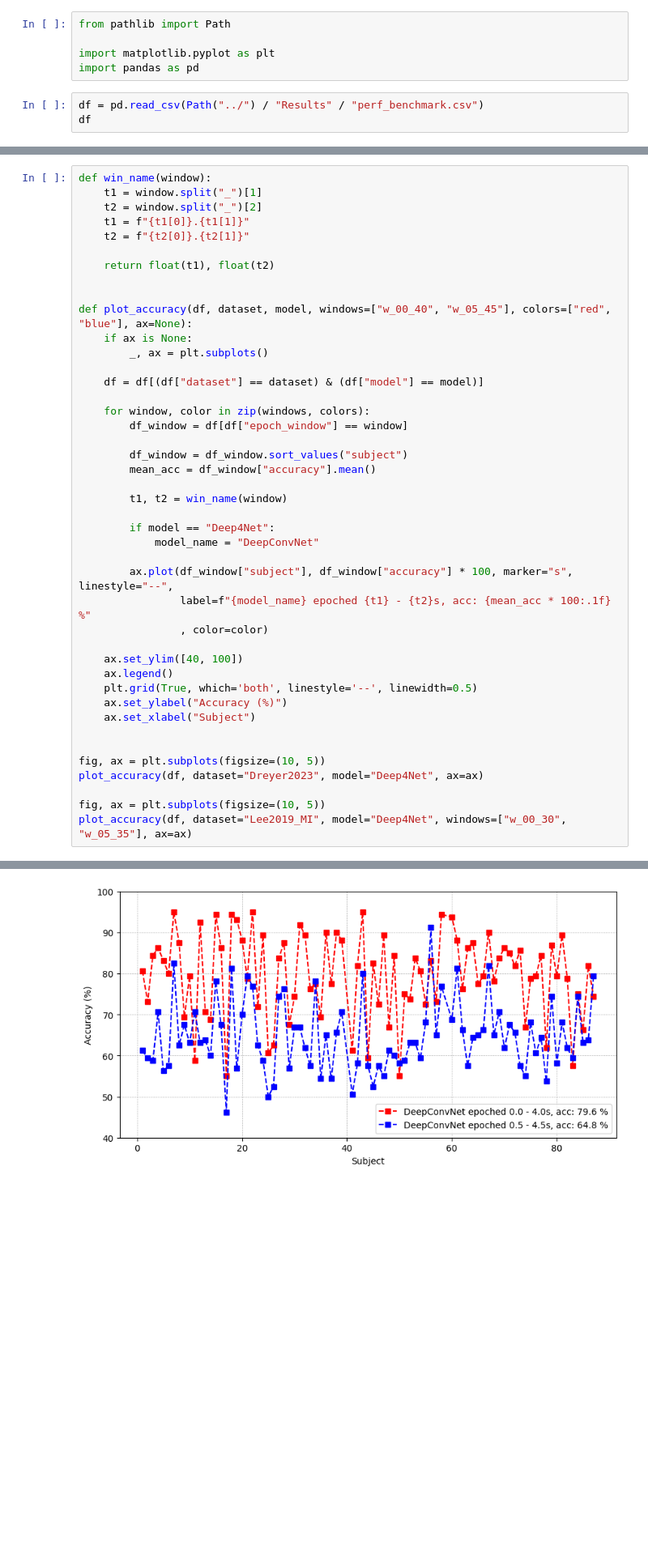
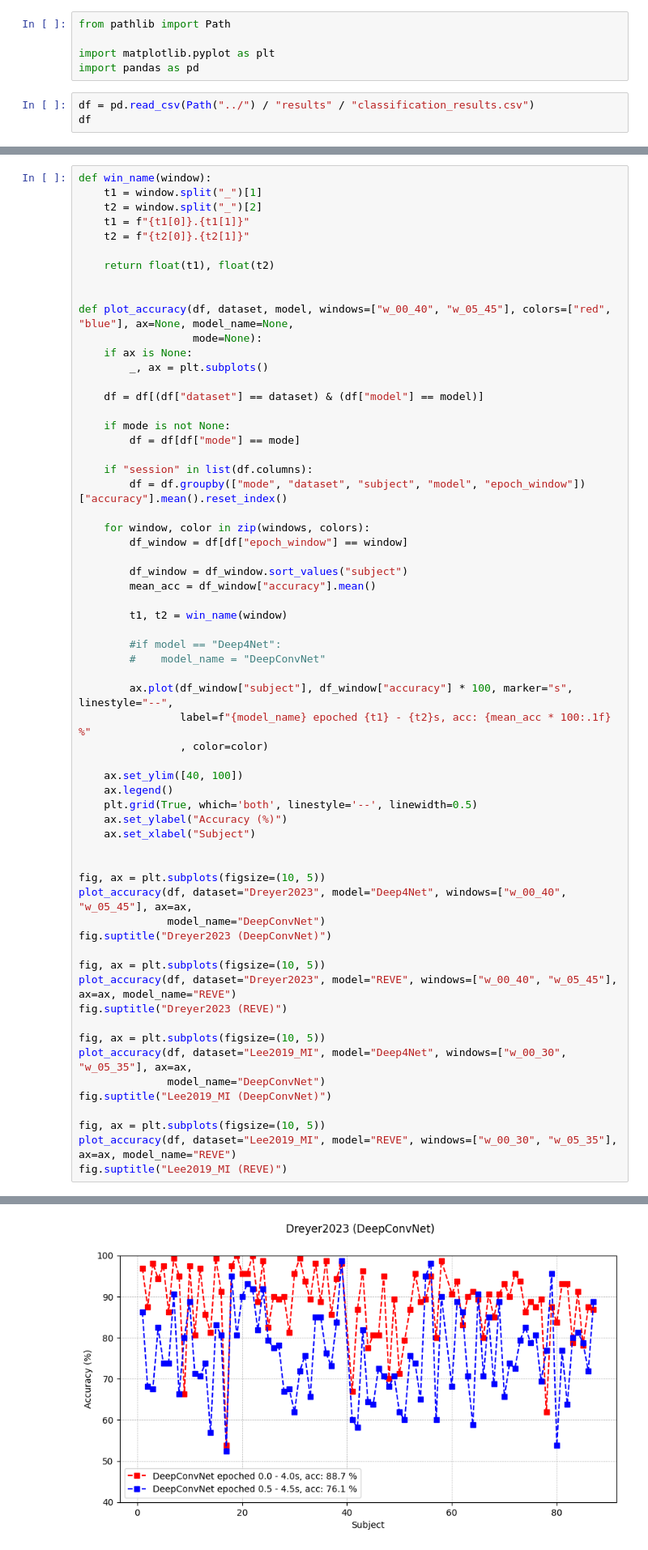
Before and after one commit to dtrocellier/MI_bci_epoch_window_influence, a Jupyter notebook: notebooks/plot_accuracy.ipynb, the cells around one changed output, grey strips where cells are left out. Shown at 81% size. Saved outputs shown, nothing was run; the diff lists cells and outputs as text; blank space fills up the shorter version.

```diff
--- a/notebooks/plot_accuracy.ipynb
+++ b/notebooks/plot_accuracy.ipynb
@@ -4,7 +4,7 @@ from pathlib import Path
 import matplotlib.pyplot as plt
 import pandas as pd
 # %%
-df = pd.read_csv(Path("../") / "Results" / "perf_benchmark.csv")
+df = pd.read_csv(Path("../") / "results" / "classification_results.csv")
 df
 # %% [output]
 |  | subject | dataset | model | epoch_window | accuracy |
@@ -30,11 +30,18 @@ def win_name(window):
     return float(t1), float(t2)
 
 
-def plot_accuracy(df, dataset, model, windows=["w_00_40", "w_05_45"], colors=["red", "blue"], ax=None):
+def plot_accuracy(df, dataset, model, windows=["w_00_40", "w_05_45"], colors=["red", "blue"], ax=None, model_name=None,
+                  mode=None):
     if ax is None:
         _, ax = plt.subplots()
 
     df = df[(df["dataset"] == dataset) & (df["model"] == model)]
+
+    if mode is not None:
+        df = df[df["mode"] == mode]
+
+    if "session" in list(df.columns):
+        df = df.groupby(["mode", "dataset", "subject", "model", "epoch_window"])["accuracy"].mean().reset_index()
 
     for window, color in zip(windows, colors):
         df_window = df[df["epoch_window"] == window]
@@ -44,8 +51,8 @@ def plot_accuracy(df, dataset, model, windows=["w_00_40", "w_05_45"], colors=["r
 
         t1, t2 = win_name(window)
 
-        if model == "Deep4Net":
-            model_name = "DeepConvNet"
+        #if model == "Deep4Net":
+        #    model_name = "DeepConvNet"
 
         ax.plot(df_window["subject"], df_window["accuracy"] * 100, marker="s", linestyle="--",
                 label=f"{model_name} epoched {t1} - {t2}s, acc: {mean_acc * 100:.1f} %"
@@ -59,8 +66,20 @@ def plot_accuracy(df, dataset, model, windows=["w_00_40", "w_05_45"], colors=["r
 
 
 fig, ax = plt.subplots(figsize=(10, 5))
-plot_accuracy(df, dataset="Dreyer2023", model="Deep4Net", ax=ax)
+plot_accuracy(df, dataset="Dreyer2023", model="Deep4Net", windows=["w_00_40", "w_05_45"], ax=ax,
+              model_name="DeepConvNet")
+fig.suptitle("Dreyer2023 (DeepConvNet)")
 
 fig, ax = plt.subplots(figsize=(10, 5))
-plot_accuracy(df, dataset="Lee2019_MI", model="Deep4Net", windows=["w_00_30", "w_05_35"], ax=ax)
+plot_accuracy(df, dataset="Dreyer2023", model="REVE", windows=["w_00_40", "w_05_45"], ax=ax, model_name="REVE")
+fig.suptitle("Dreyer2023 (REVE)")
+
+fig, ax = plt.subplots(figsize=(10, 5))
+plot_accuracy(df, dataset="Lee2019_MI", model="Deep4Net", windows=["w_00_30", "w_05_35"], ax=ax,
+              model_name="DeepConvNet")
+fig.suptitle("Lee2019_MI (DeepConvNet)")
+
+fig, ax = plt.subplots(figsize=(10, 5))
+plot_accuracy(df, dataset="Lee2019_MI", model="REVE", windows=["w_00_30", "w_05_35"], ax=ax, model_name="REVE")
+fig.suptitle("Lee2019_MI (REVE)")
 # %% [output]
@@ -67 +87 @@ plot_accuracy(df, dataset="Lee2019_MI", model="Deep4Net", windows=["w_00_30", "w
-[figure, old version]
+[figure, new version]
```
Also changed, not shown: parts of 5 cells of this notebook, 2 other files.
